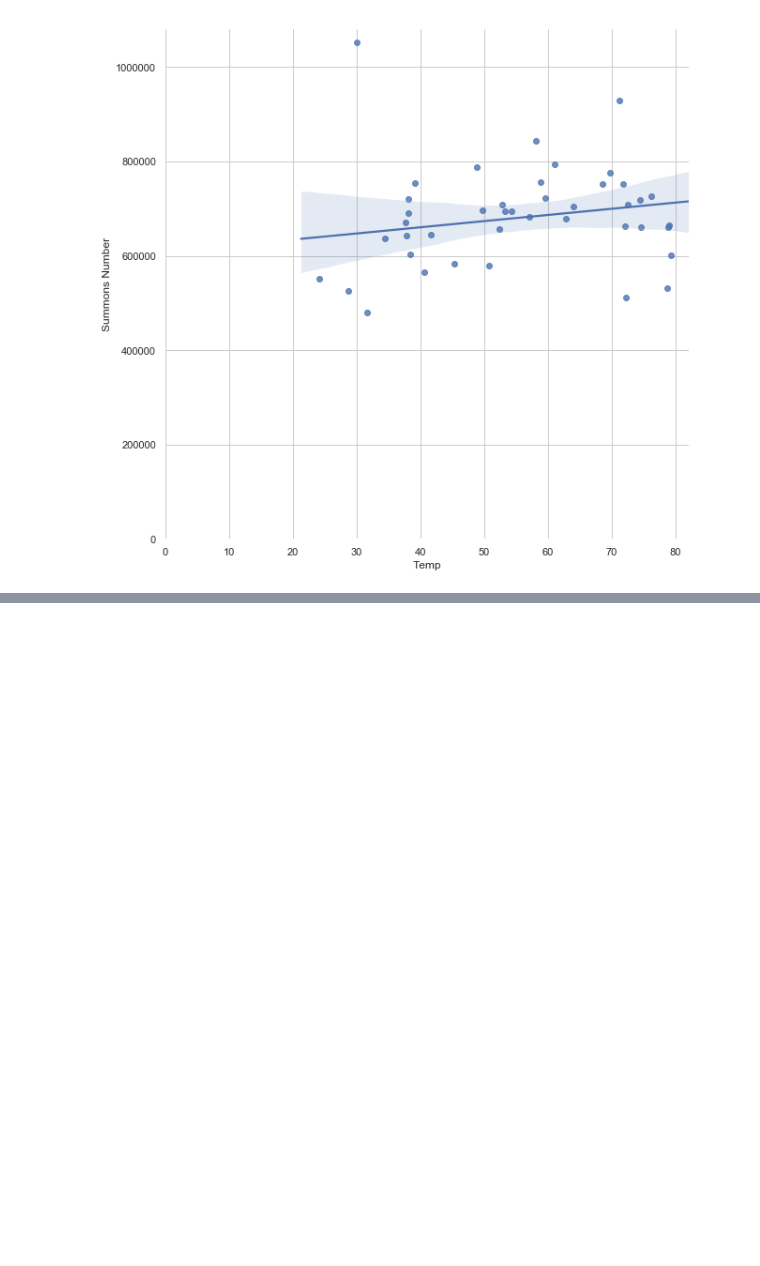
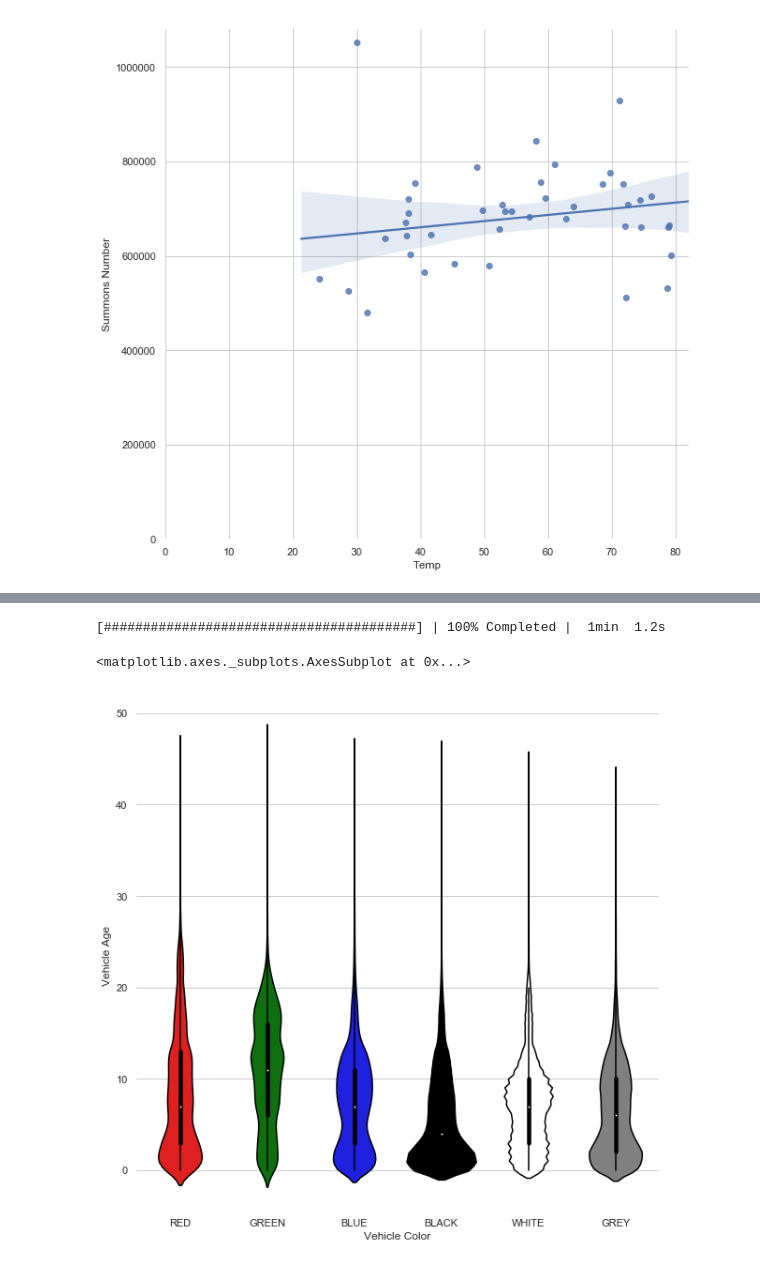
Before and after one commit to sunchengyi/Dask, a Jupyter notebook: nyc-parking-tickets_dask.ipynb, the cells around one changed output, grey strips where cells are left out. Drawn from its saved outputs; the diff is of its cells as text; code cells hidden in the pictures; blank space fills up the shorter version.

```diff
--- a/nyc-parking-tickets_dask.ipynb
+++ b/nyc-parking-tickets_dask.ipynb
@@ -1101,0 +1139,15 @@ with ProgressBar():
+# %%
+# Lisint 7.9 Sampling the filtered DF
+sample = ages_and_colors.sample(frac=0.1)
+
+seaborn.set(style='whitegrid')
+f, ax = plt.subplots(figsize=(10, 10))
+seaborn.despine(f, left=True, bottom=True)
+group_order = ['RED', 'GREEN', 'BLUE', 'BLACK', 'WHITE', 'GREY']
+with ProgressBar():
+    seaborn.violinplot(x='Vehicle Color', y='Vehicle Age', data=sample.compute(), order=group_order,
+                       palette=group_order, ax=ax)
+# %% [output]
+[########################################] | 100% Completed |  1min  1.2s
+<matplotlib.axes._subplots.AxesSubplot at 0x...>
+[figure, added]
```
Also changed, not shown: parts of 5 cells of this notebook.
